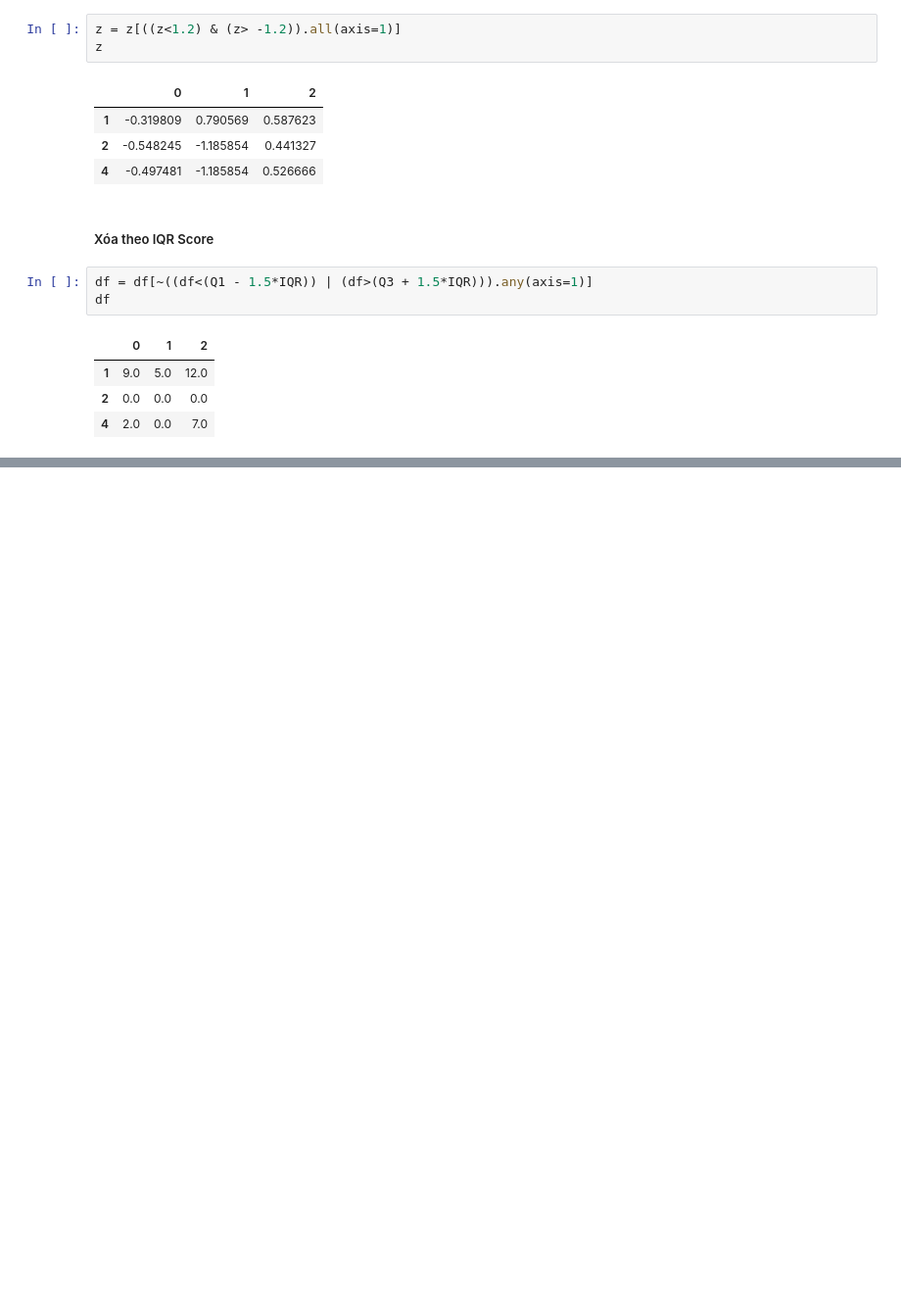
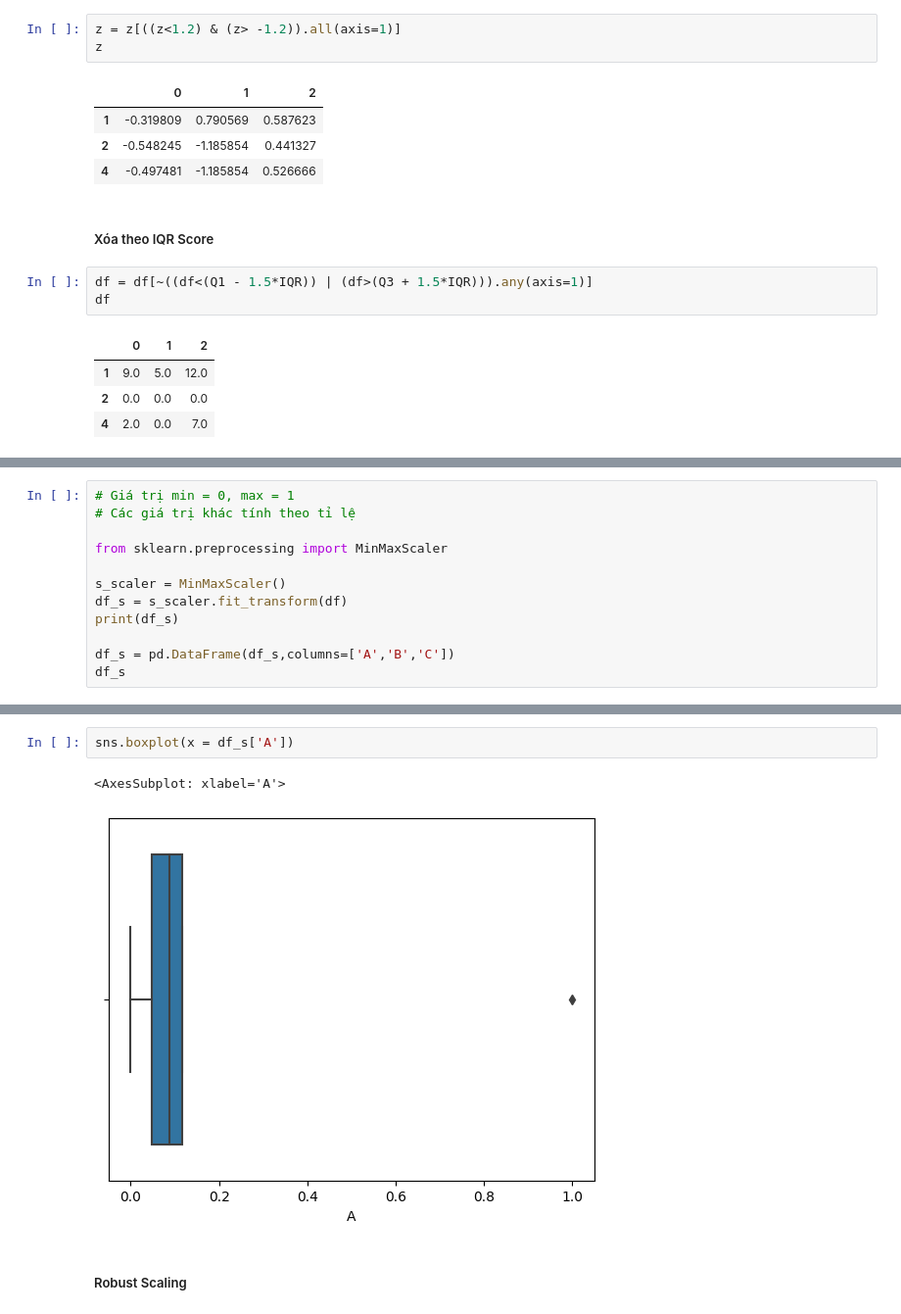
Before and after one commit to BIMSangDQ/BTVN, a Jupyter notebook: 221115_Tiền xử lý dữ liệu.ipynb, the cells around one changed output, grey strips where cells are left out. Shown: that part at 98% size. Drawn from its saved outputs; the diff is of its cells as text; blank space fills up the shorter version.

```diff
--- a/221115_Tiền xử lý dữ liệu.ipynb
+++ b/221115_Tiền xử lý dữ liệu.ipynb
@@ -338,0 +408,12 @@ df
+# %%
+# Giá trị min = 0, max = 1
+# Các giá trị khác tính theo tỉ lệ
+
+from sklearn.preprocessing import MinMaxScaler
+
+s_scaler = MinMaxScaler()
+df_s = s_scaler.fit_transform(df)
+print(df_s)
+
+df_s = pd.DataFrame(df_s,columns=['A','B','C'])
+df_s
@@ -338,0 +432,7 @@ df
+# %%
+sns.boxplot(x = df_s['A'])
+# %% [output]
+<AxesSubplot: xlabel='A'>
+[figure, added]
+# %% [markdown]
+##### Robust Scaling
```
Also changed, not shown: parts of 17 cells of this notebook, 3 other files.
